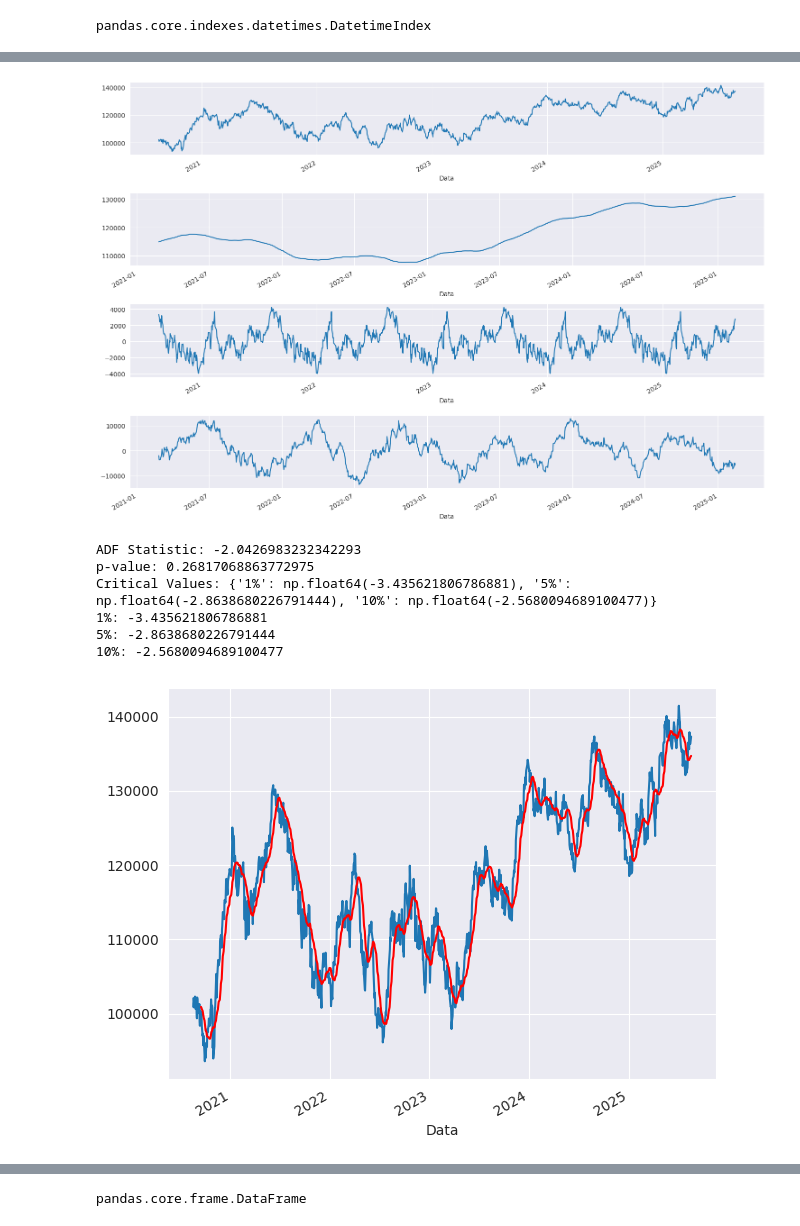
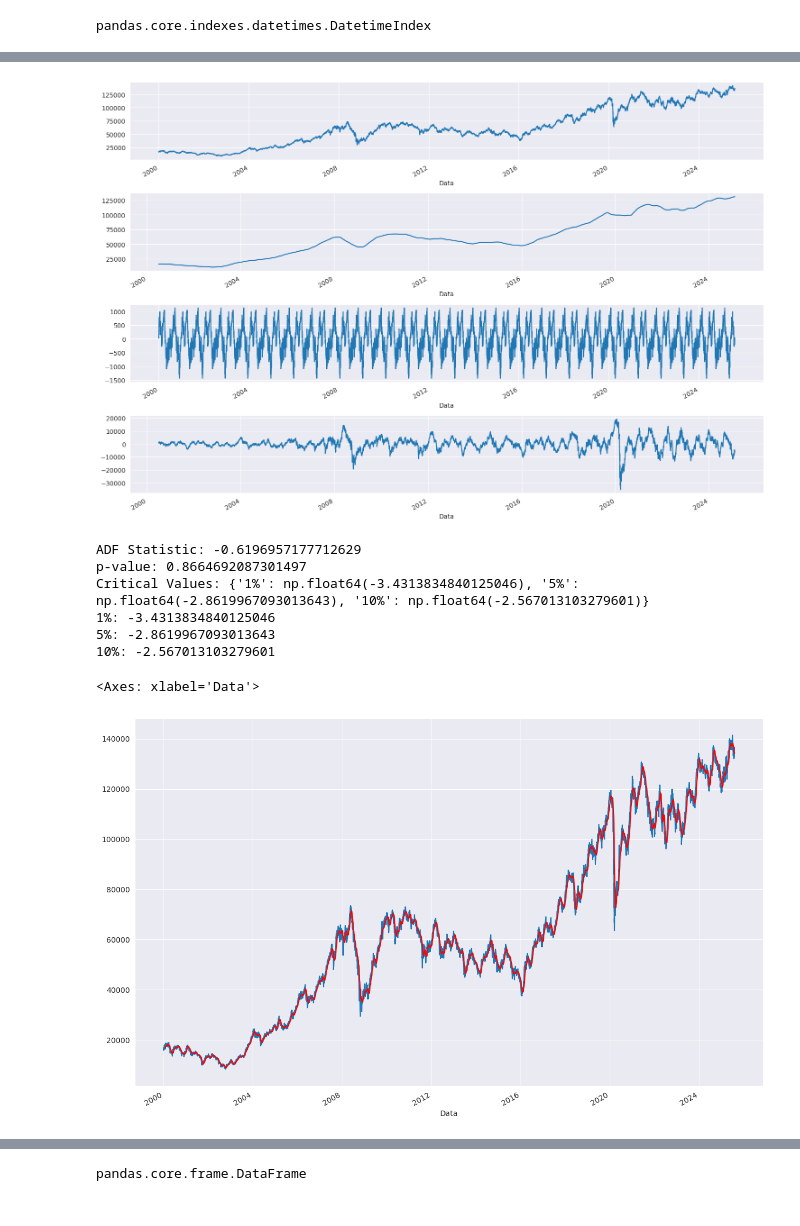
Before and after one commit to paulopetrillo/FIAP_TECH_CHALENGE_01, a Jupyter notebook: TECH_CHALENGE_01.ipynb, the cells around one changed output, grey strips where cells are left out. Drawn from its saved outputs; the diff is of its cells as text; code cells hidden in the pictures.

```diff
--- a/TECH_CHALENGE_01.ipynb
+++ b/TECH_CHALENGE_01.ipynb
@@ -95,9 +95,9 @@ ERROR:yfinance:HTTP Error 404:
 # Download end date string (YYYY-MM-DD) or _datetime, exclusive. Default is now E.g. for end=”2023-01-01”, the last data point will be on “2022-12-31”
 # %%
 # Atribuinda os dados a variável dados.
-#dados = dat.history(period="max")
-#dados = dados.history(start='2022-01-01', end='2025-07-19')
-dados = dados.history(period='5y')
+# dados = dados.history(period="max")
+dados = dados.history(start="2000-01-01", end="2025-08-10")
+#dados = dados.history(period='5y')
 
 
 # transforma dados em um Dataframe.
@@ -332,7 +339,7 @@ resultados.resid.plot(ax=ax4)
 
 plt.tight_layout()
 # %% [output]
-[figure, old version]
+[figure, new version]
 # %%
 # tendência - direção (seta para cima, seta para baixo)
 # sazonalidade - recorrência das oscilações
@@ -366,20 +373,20 @@ print(f'Critical Values: {result[4]}')
 for key, value in result[4].items():
   print(f'{key}: {value}')
 # %% [output]
-ADF Statistic: -2.0426983232342293
-p-value: 0.26817068863772975
-Critical Values: {'1%': np.float64(-3.435621806786881), '5%': np.float64(-2.8638680226791444), '10%': np.float64(-2.5680094689100477)}
-1%: -3.435621806786881
-5%: -2.8638680226791444
-10%: -2.5680094689100477
+ADF Statistic: -0.6196957177712629
+p-value: 0.8664692087301497
+Critical Values: {'1%': np.float64(-3.4313834840125046), '5%': np.float64(-2.8619967093013643), '10%': np.float64(-2.567013103279601)}
+1%: -3.4313834840125046
+5%: -2.8619967093013643
+10%: -2.567013103279601
 # %%
 ma = dados.Ultimo.rolling(20).mean()
 
-f, ax = plt.subplots()
+f, ax = plt.subplots(figsize=(15,10))
 #dados.select_dtypes(include=np.number).plot(ax=ax, legend=False)
 dados.Ultimo.plot(ax=ax, legend=False)
 ma.plot(ax=ax, legend=False, color='r') # ma <=> moving average (curva masi suaves - menor influencia de variação)
-plt.tight_layout()
 # %% [output]
+<Axes: xlabel='Data'>
-[figure, old version]
+[figure, new version]
 # %%
```
Also changed, not shown: parts of 47 cells of this notebook.
